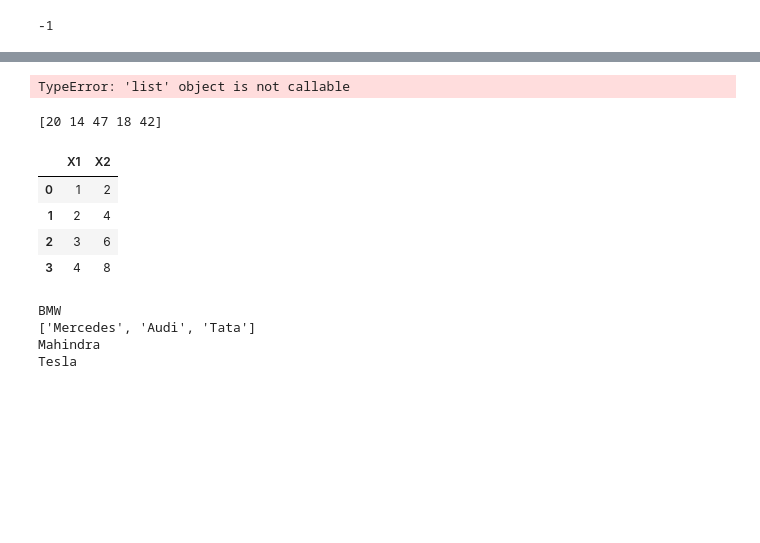
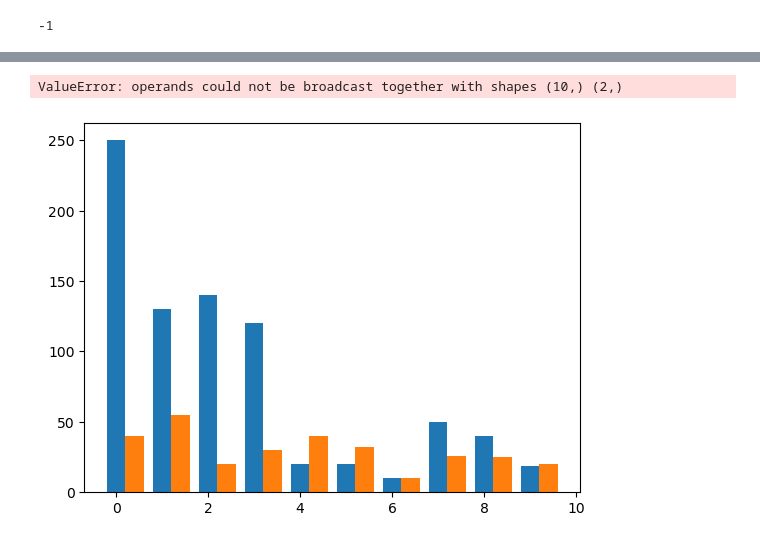
Before and after one commit to SVIGHNESH/my-python-codes, a Jupyter notebook: File Operation/Untitled Folder/Papers-AKTU.ipynb, the cells around one changed output, grey strips where cells are left out. Drawn from its saved outputs; the diff is of its cells as text; code cells hidden in the pictures; blank space fills up the shorter version.

```diff
--- a/File Operation/Untitled Folder/Papers-AKTU.ipynb
+++ b/File Operation/Untitled Folder/Papers-AKTU.ipynb
@@ -206,6 +103,0 @@ print(sum)
-# %%
-celsius = [0, 20, 30, 40]
-fahrenheit = list(map(lambda c: (c * 9/5) + 32, celsius))
-print(fahrenheit)
-# %% [output]
-TypeError: 'list' object is not callable
@@ -217,31 +104,25 @@ with open("output.txt","w") as f:
-# %%
-import numpy as np
-print(np.random.randint(10,50,size=5))
-# %% [output]
-[20 14 47 18 42]
-# %%
-import pandas as pd
-dataframe={
-    "X1":[1,2,3,4],
-    "X2":[2,4,6,8]
-}
-df = pd.DataFrame(dataframe)
-df.
-# %% [output]
-|  | X1 | X2 |
-| 0 | 1 | 2 |
-| 1 | 2 | 4 |
-| 2 | 3 | 6 |
-| 3 | 4 | 8 |
-# %%
-cars=("BMW","Mercedes","Audi","Tata","Mahindra","Tesla")
-car1,*car2,car3,car4=cars
-print(car1)
-print(car2)
-print(car3)
-print(car4)
-# %% [output]
-BMW
-['Mercedes', 'Audi', 'Tata']
-Mahindra
-Tesla
+# %%
+import matplotlib.pyplot as plt
+import numpy as np
+
+data ={
+    "Food" :["Meat","Banana","Avocados","Sweeet Potatoes","Spinact","Watermelon","Coconut Water","Beans","Legumes","Tomato"],
+    "Calories":[250,130,140,120,20,20,10,50,40,19],
+    "Potassium":[40,55,20,30,40,32,10,26,25,20],
+    "Fat":[8,5,2,6,1,1.5,0,2,1.5,2]
+}
+
+bar_width = 0.4
+x = np.arange(len(data["Food"]))
+
+plt.bar(x,data["Calories"],label="Calories",width=bar_width)
+plt.bar(x+bar_width,data["Potassium"],label="Potassium",width=bar_width)
+plt.bar(x+2*[bar_width],data["Fat"],label="Fat",width=bar_width)
+plt.title("Nutition Values")
+plt.xticks()
+plt.legend()
+
+plt.show()
+# %% [output]
+ValueError: operands could not be broadcast together with shapes (10,) (2,)
+[figure, added]
```
Also changed, not shown: parts of 14 cells of this notebook.
